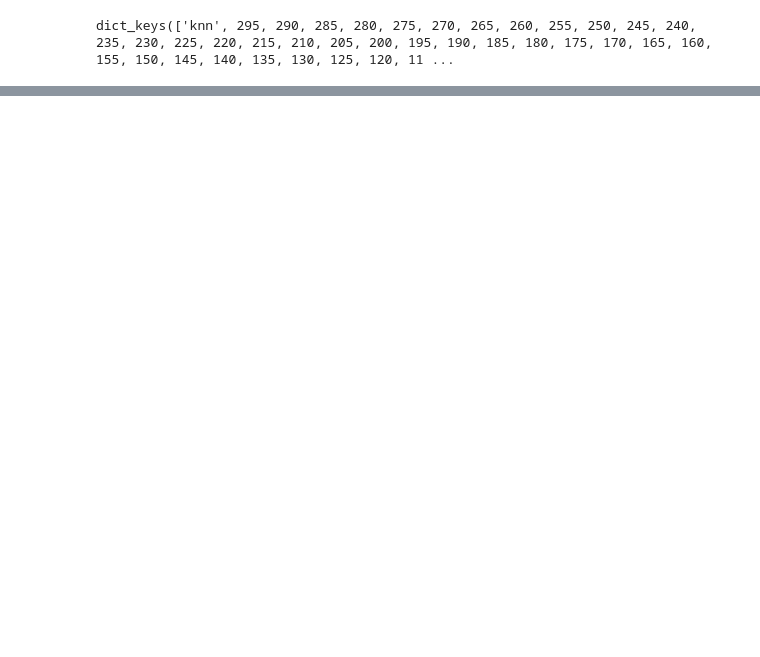
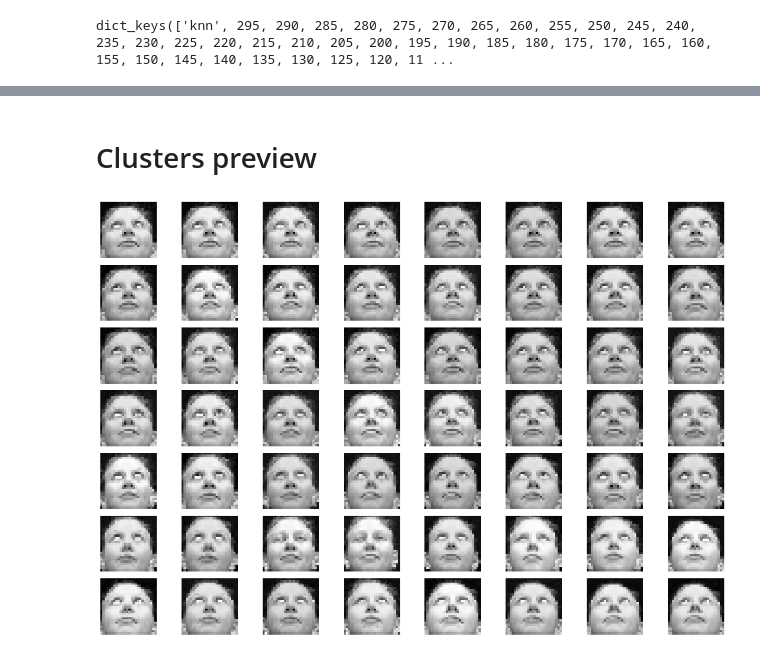
Before and after one commit to JunkyByte/ACDT, a Jupyter notebook: src/visual_saved.ipynb, the cells around one changed output, grey strips where cells are left out. Saved outputs shown, nothing was run; the diff lists cells and outputs as text; code cells hidden in the pictures; blank space fills up the shorter version.

```diff
--- a/src/visual_saved.ipynb
+++ b/src/visual_saved.ipynb
@@ -50,0 +142,15 @@ plt.show()
+# %% [markdown]
+# Clusters preview
+# %%
+ith = 1
+Ci = C[ith]
+fig, axs = plt.subplots(nrows=int(np.sqrt(len(Ci.indices))), ncols=int(np.sqrt(len(Ci.indices)) + 1))
+for i, ax in enumerate(axs.flat):
+    if len(Ci.X) <= i:
+        break
+    ax.axis('off')
+    s = Ci.X[i]
+    ax.imshow((s.reshape((26, 26)) * std + mean), cmap='gray')
+fig.tight_layout()
+# %% [output]
+[figure, added]
```
Also changed, not shown: parts of 13 cells of this notebook, 4 other files.
